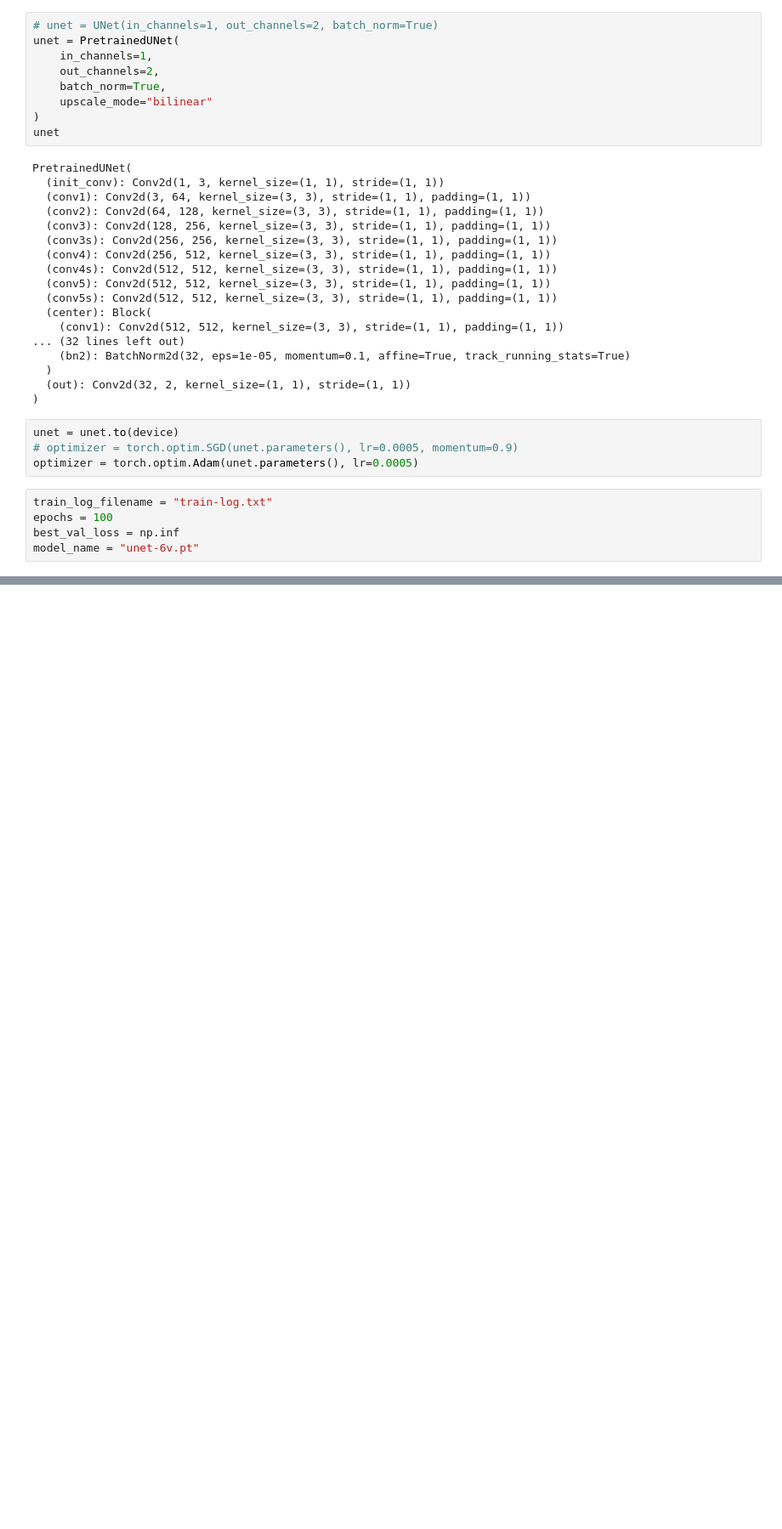
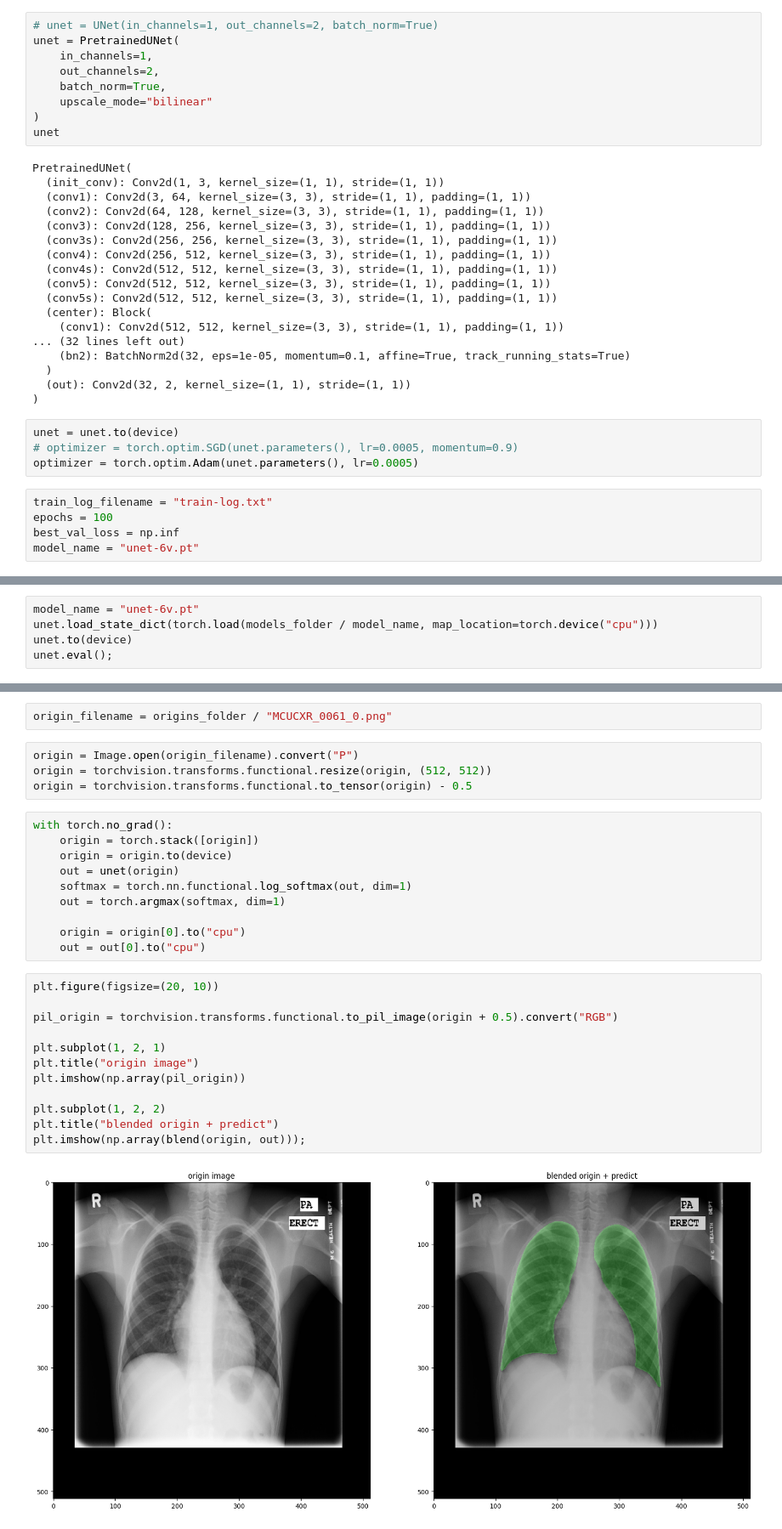
Before and after one commit to sponge824/-, a Jupyter notebook: Untitled1.ipynb, the cells around one changed output, grey strips where cells are left out. Shown at 85% size. Cells and saved outputs as stored; diff of their text form; blank space fills up the shorter version.

```diff
--- a/Untitled1.ipynb
+++ b/Untitled1.ipynb
@@ -282,0 +413,5 @@ val loss: 0.12797198024853854, val jaccard: 0.9206469503926559, val dice: 0.9575
+# %%
+model_name = "unet-6v.pt"
+unet.load_state_dict(torch.load(models_folder / model_name, map_location=torch.device("cpu")))
+unet.to(device)
+unet.eval();
@@ -282,0 +422,30 @@ val loss: 0.12797198024853854, val jaccard: 0.9206469503926559, val dice: 0.9575
+# %%
+origin_filename = origins_folder / "MCUCXR_0061_0.png"
+# %%
+origin = Image.open(origin_filename).convert("P")
+origin = torchvision.transforms.functional.resize(origin, (512, 512))
+origin = torchvision.transforms.functional.to_tensor(origin) - 0.5
+# %%
+with torch.no_grad():
+    origin = torch.stack([origin])
+    origin = origin.to(device)
+    out = unet(origin)
+    softmax = torch.nn.functional.log_softmax(out, dim=1)
+    out = torch.argmax(softmax, dim=1)
+
+    origin = origin[0].to("cpu")
+    out = out[0].to("cpu")
+# %%
+plt.figure(figsize=(20, 10))
+
+pil_origin = torchvision.transforms.functional.to_pil_image(origin + 0.5).convert("RGB")
+
+plt.subplot(1, 2, 1)
+plt.title("origin image")
+plt.imshow(np.array(pil_origin))
+
+plt.subplot(1, 2, 2)
+plt.title("blended origin + predict")
+plt.imshow(np.array(blend(origin, out)));
+# %% [output]
+[figure, added]
```
Also changed, not shown: parts of 19 cells of this notebook.
